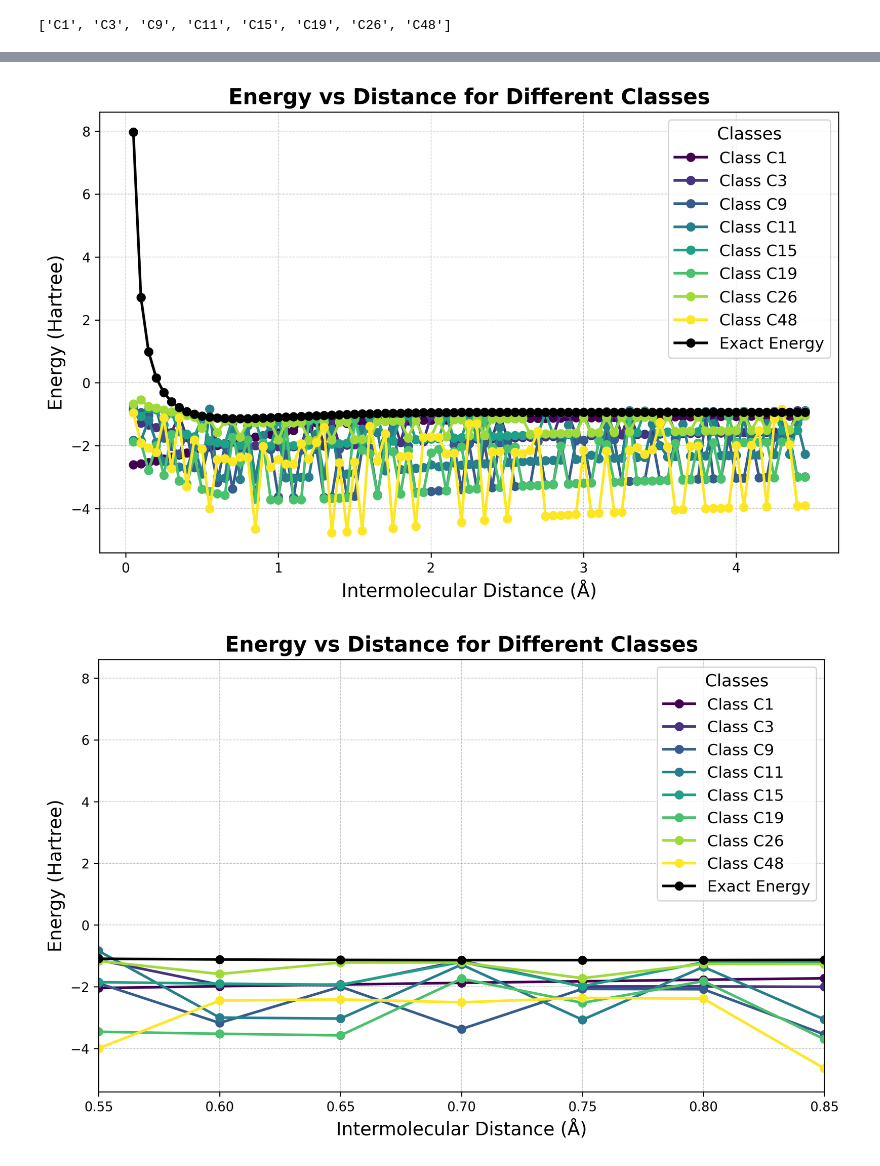
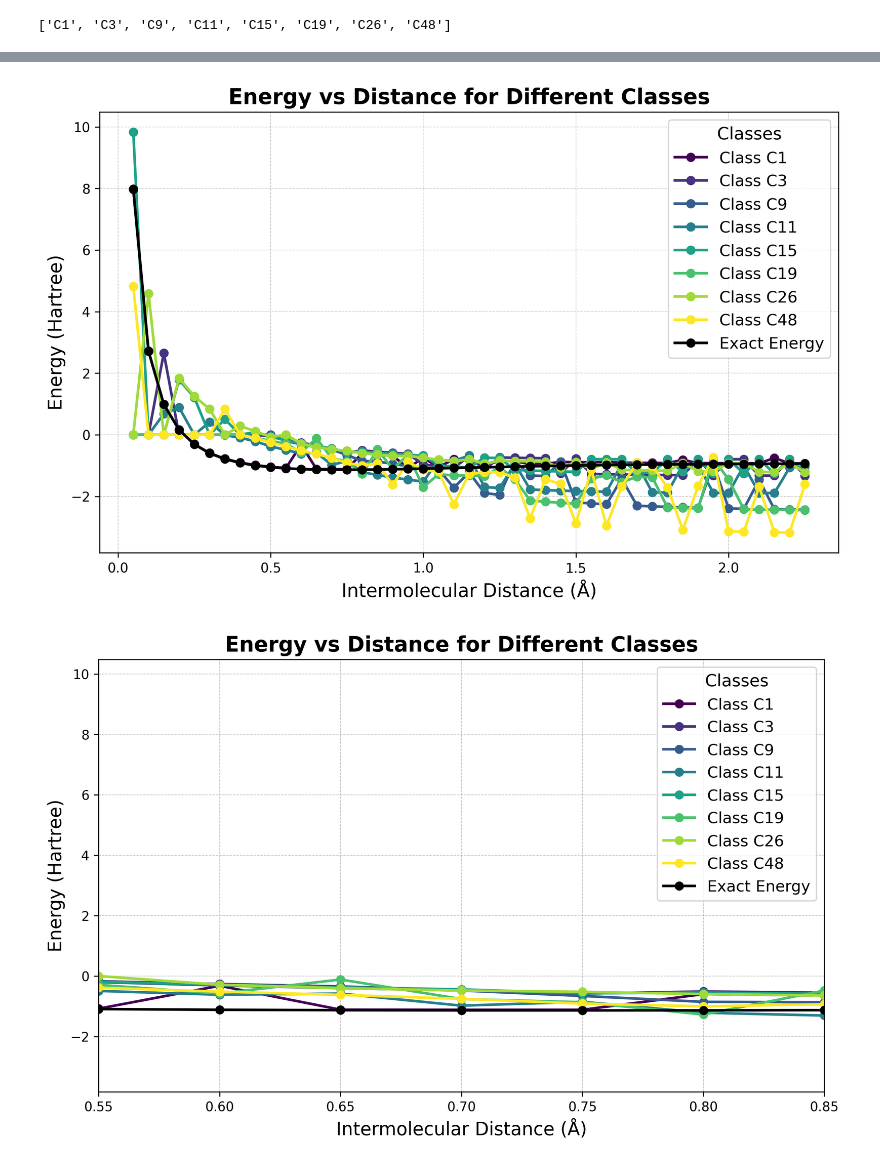
Before and after one commit to jervaal/Moleqlas---group-repo, a Jupyter notebook: study of entanglement class 4qubit.ipynb, the cells around one changed output, grey strips where cells are left out. Drawn from its saved outputs; the diff is of its cells as text; code cells hidden in the pictures.

Commit message:
inclusion de la correciones de la parte nuclear y programando el UCCSD caracterizado por la tabla de clases

```diff
--- a/study of entanglement class 4qubit.ipynb
+++ b/study of entanglement class 4qubit.ipynb
@@ -135,6 +136,7 @@ With this form, we can express the hamiltonian as a QuTIP object.
 from qiskit_nature.units import DistanceUnit
 from qiskit_nature.second_q.drivers import PySCFDriver
 from qiskit_nature.second_q.mappers import JordanWignerMapper
+from qiskit_nature.second_q.operators import FermionicOp
 
 def H2_Hamiltonian_Operator(r_i):
     """
@@ -154,9 +156,17 @@ def H2_Hamiltonian_Operator(r_i):
     problem = driver.run()
     second_q_ham = problem.hamiltonian.second_q_op()
 
+
+    num_spin_orbitals = problem.num_spatial_orbitals
+    identity_op = FermionicOp.one()
+
+    # Escalar el operador identidad por la energía nuclear
+    nuclear_energy_op = problem.nuclear_repulsion_energy * identity_op
+    hamiltonian_without_nuclear = second_q_ham + nuclear_energy_op
+
     mapper = JordanWignerMapper()
 
-    pauli_hamiltonian_op = mapper.map(second_q_ham)
+    pauli_hamiltonian_op = mapper.map(hamiltonian_without_nuclear)
     matrix_representation = pauli_hamiltonian_op.to_matrix()
     qt_hamiltonian_op = qt.Qobj(matrix_representation, dims=[[2,2,2,2], [2,2,2,2]])
 
@@ -328,7 +338,7 @@ import numpy as np
 from scipy.optimize import minimize
 
 
-distances = np.arange(0.05, 4.5, 0.05)
+distances = np.arange(0.05, 2.3, 0.05)
 
 # Definir los límites de los parámetros de manera más eficiente
 bounds = [(0, np.pi) if i % 3 == 0 else (0, 2 * np.pi) for i in range(12)]
@@ -378,17 +411,9 @@ for i, Ci in enumerate(availiable_classes):
 # %%
-# Create a dictionary where the key is 'Ci' and the value is a tuple (distances, energies)
-data_dict = {}
-
-for i, Ci in enumerate(availiable_classes):
-    energies_for_class = energies[i]  # Energies for this class (for all distances)
-    data_dict[Ci] = (distances, energies_for_class)
-
-# Save the dictionary
-np.savez("energies_distances.npz", **data_dict)
 
 
 # Load the saved dictionary
 loaded_data = np.load("energies_distances.npz", allow_pickle=True)
+distances = np.arange(0.05, 2.3, 0.05)
 
 # Access data for a specific class, e.g., 'C1'
 C1_distances, C1_energies = loaded_data['C1']
@@ -406,37 +444,43 @@ import matplotlib.cm as cm
 # Create a color map (Viridis) with as many colors as the number of classes
 cmap = cm.get_cmap('viridis', len(availiable_classes))
 
+
 plt.figure(figsize=(10, 6), dpi=300)  # High-quality figure
 
 # Loop over each class and assign colors from the Viridis colormap
 for i, Ci in enumerate(availiable_classes):
     color = cmap(i / len(availiable_classes))  # Normalize index to [0,1] for colormap
-    plt.plot(distances, energies[i], 'o-', label=f'Class {Ci}', color=color, linewidth=2, markersize=6)
+
+    Ci_distances, Ci_energies = loaded_data[Ci]
+
+    plt.plot(Ci_distances, Ci_energies, 'o-', label=f'Class {Ci}', color=color, linewidth=2, markersize=6)
 
 
 
-reference_H2 = np.load("reference_H2_energy.npy")
+reference_H2 = np.load("reference_H2_energy.npy")[0:len(distances)]
+
 
 plt.plot(distances, reference_H2, 'o-', label='Exact Energy', color='black', linewidth=2, markersize=6)
+
 
 
 # Labels, title, and styles
 plt.xlabel('Intermolecular Distance (Å)', fontsize=14)
 plt.ylabel('Energy (Hartree)', fontsize=14)
 plt.title('Energy vs Distance for Different Classes', fontsize=16, fontweight='bold')
 
 #Esto es para hacer zoom automatico
 #plt.xlim((0.3, 1))
 
 
 # Aesthetic improvements
 plt.legend(title='Classes', fontsize=12, title_fontsize=13, loc='best', frameon=True)
 plt.grid(True, linestyle='--', linewidth=0.5, alpha=0.7)
 
 # Show the plot
 plt.show()
 # %% [output]
-[figure, old version]
+[figure, new version]
 # %%
 import numpy as np
 import matplotlib.pyplot as plt
@@ -450,11 +494,14 @@ plt.figure(figsize=(10, 6), dpi=300)  # High-quality figure
 # Loop over each class and assign colors from the Viridis colormap
 for i, Ci in enumerate(availiable_classes):
     color = cmap(i / len(availiable_classes))  # Normalize index to [0,1] for colormap
-    plt.plot(distances, energies[i], 'o-', label=f'Class {Ci}', color=color, linewidth=2, markersize=6)
+
+    Ci_distances, Ci_energies = loaded_data[Ci]
+
+    plt.plot(Ci_distances, Ci_energies, 'o-', label=f'Class {Ci}', color=color, linewidth=2, markersize=6)
 
 
 
-reference_H2 = np.load("reference_H2_energy.npy")
+reference_H2 = np.load("reference_H2_energy.npy")[0:45]
 
 plt.plot(distances, reference_H2, 'o-', label='Exact Energy', color='black', linewidth=2, markersize=6)
 
@@ -475,4 +522,4 @@ plt.grid(True, linestyle='--', linewidth=0.5, alpha=0.7)
 # Show the plot
 plt.show()
 # %% [output]
-[figure, old version]
+[figure, new version]
```
Also changed, not shown: parts of 11 cells of this notebook, 6 other files.
